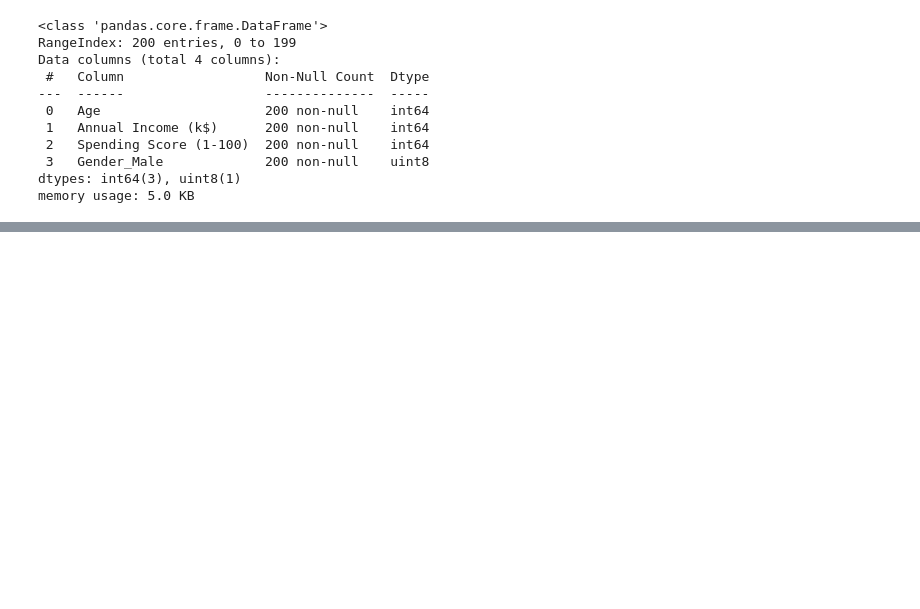
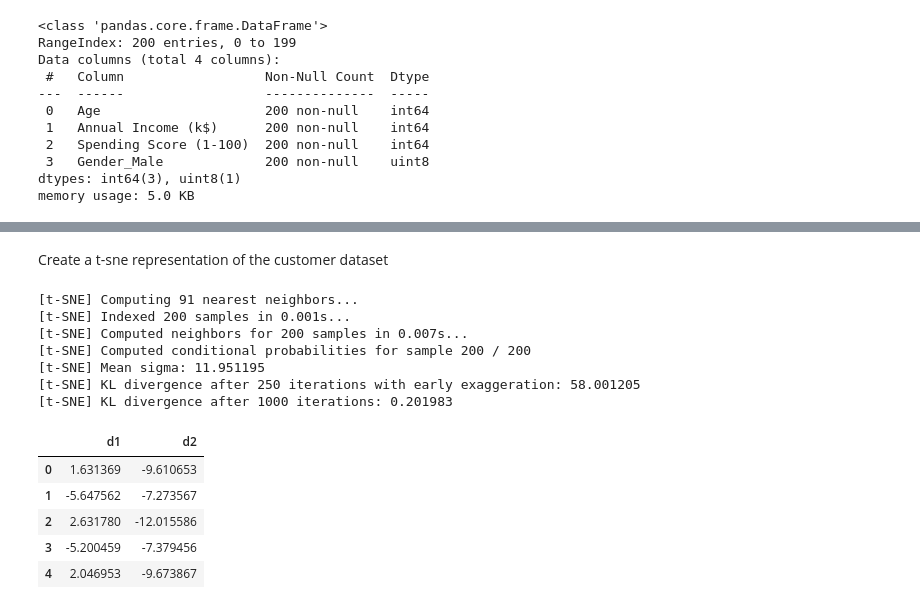
Before and after one commit to blantj/customer_clustering, a Jupyter notebook: modeling.ipynb, the cells around one changed output, grey strips where cells are left out. Drawn from its saved outputs; the diff is of its cells as text; code cells hidden in the pictures; blank space fills up the shorter version.

```diff
--- a/modeling.ipynb
+++ b/modeling.ipynb
@@ -77,0 +109,21 @@ memory usage: 5.0 KB
+# %% [markdown]
+Create a t-sne representation of the customer dataset
+# %%
+tsne = TSNE(n_components=2, verbose=1, perplexity=30, n_iter=1000)
+tsne_output = tsne.fit_transform(df)
+tsne_df = pd.DataFrame(tsne_output, columns = ['d1', 'd2'])
+tsne_df.head()
+# %% [output]
+[t-SNE] Computing 91 nearest neighbors...
+[t-SNE] Indexed 200 samples in 0.001s...
+[t-SNE] Computed neighbors for 200 samples in 0.007s...
+[t-SNE] Computed conditional probabilities for sample 200 / 200
+[t-SNE] Mean sigma: 11.951195
+[t-SNE] KL divergence after 250 iterations with early exaggeration: 58.001205
+[t-SNE] KL divergence after 1000 iterations: 0.201983
+|  | d1 | d2 |
+| 0 | 1.631369 | -9.610653 |
+| 1 | -5.647562 | -7.273567 |
+| 2 | 2.631780 | -12.015586 |
+| 3 | -5.200459 | -7.379456 |
+| 4 | 2.046953 | -9.673867 |
```
Also changed, not shown: parts of 9 cells of this notebook.
